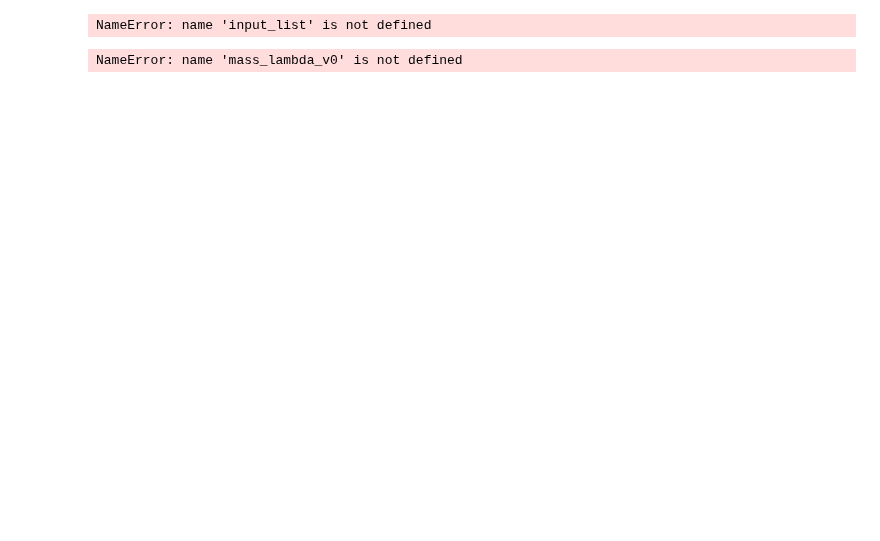
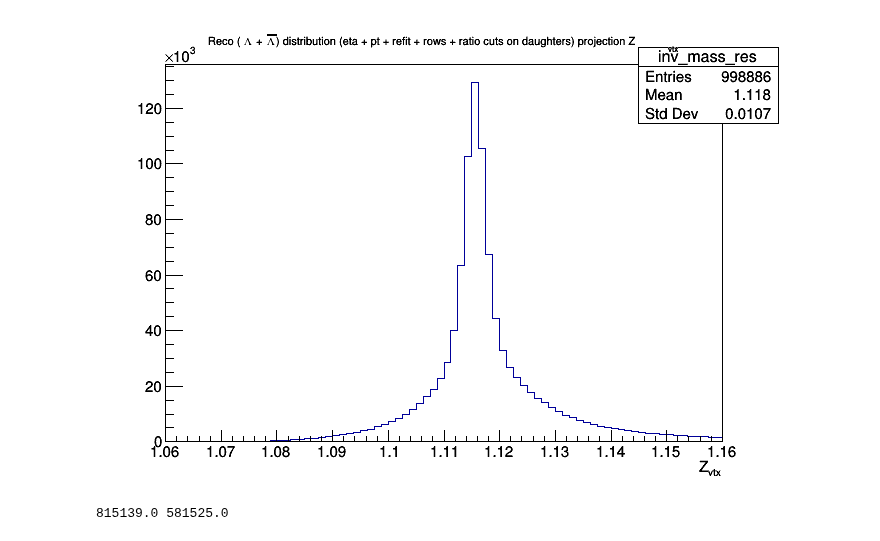
Before and after one commit to rhanniga/lambda-over-hadron, a Jupyter notebook: mc/offline/v0_resonance_comp.ipynb, the cells around one changed output. Saved outputs shown, nothing was run; the diff lists cells and outputs as text; code cells hidden in the pictures; blank space fills up the shorter version.

Commit message:
added notebook for v0-res comp

```diff
--- a/mc/offline/v0_resonance_comp.ipynb
+++ b/mc/offline/v0_resonance_comp.ipynb
@@ -5,4 +5,4 @@ Welcome to JupyROOT 6.24/02
 # %%
-input_file = rt.TFile("../online/v0_resonance_comp.root")
+input_file = rt.TFile("~/v0_corr.root")
 input_list = input_file.Get("h-lambda_eff")
 input_file.Close()
@@ -8,0 +12,5 @@ input_file.Close()
+# %%
+c = rt.TCanvas("main")
+# %%
+v0_dist = input_list.FindObject("fRecoEtaPtRefitRowsRatioV0LambdaDist")
+res_dist = input_list.FindObject("fRecoEtaPtRefitRowsRatioLambdaDist")
@@ -8,0 +20,3 @@ input_file.Close()
+# %%
+inv_mass_v0 = v0_dist.Projection(4).Clone("inv_mass_v0")
+inv_mass_res = res_dist.Projection(4).Clone("inv_mass_res")
@@ -8,0 +28,5 @@ input_file.Close()
+# %%
+inv_mass_res.Draw()
+c.Draw()
+# %% [output]
+[figure, added]
@@ -9,3 +36,9 @@ input_file.Close()
+# %%
+i1 = inv_mass_res.Integral(min_bin, max_bin)
+i2 = inv_mass_v0.Integral(min_bin, max_bin)
+print(i1, i2)
+# %% [output]
+815139.0 581525.0
 # %%
 mass_lambda_v0 = input_list.FindObject("fInvMassLambdaV0")
 mass_antilambda_v0 = input_list.FindObject("fInvMassAntiLambdaV0")
@@ -17,16 +50,11 @@ mass_lambda_real = input_list.FindObject("fInvMassLambdaReal")
 mass_antilambda_real = input_list.FindObject("fInvMassAntiLambdaReal")
 
 mass_lambda_difference = input_list.FindObject("fInvMassLambdaDifference")
-# %% [output]
-NameError: name 'input_list' is not defined
 # %%
-mass_lambda_v0.SetTitle("#Lambda^{0} (blue) + #bar{#Lambda^{0}} (purple) mass using offline V0 finder;#Lambda^{0} mass [GeV/c^{2}];Entries")
+mass_lambda_v0.SetTitle("#Lambda^{0} (blue) + #bar{#Lambda^{0}} (red) mass using offline V0 finder;#Lambda^{0} mass [GeV/c^{2}];Entries")
 
-mass_lambda_resonance.SetTitle("#Lambda^{0} (blue) + #bar{#Lambda^{0}} (purple) mass using resonance technique;#Lambda^{0} mass [GeV/c^{2}];Entries")
+mass_lambda_resonance.SetTitle("#Lambda^{0} (blue) + #bar{#Lambda^{0}} (red) mass using resonance technique;#Lambda^{0} mass [GeV/c^{2}];Entries")
 
-mass_lambda_real.SetTitle("#Lambda^{0} mass (real)} mass [GeV/c^{2}];Entries")
-mass_antilambda_real.SetTitle("#bar{#Lambda^{0}} mass (real);#bar{#Lambda^{0}} mass [GeV/c^{2}];Entries")
+mass_lambda_real.SetTitle("#Lambda^{0} (blue) + #bar{#Lambda^{0}} (red)  mass (real) mass [GeV/c^{2}];Entries")
 
 mass_lambda_difference.SetTitle("#Lambda^{0} mass difference (V0 - resonance);#Lambda^{0} mass [GeV/c^{2}];Entries")
-# %% [output]
-NameError: name 'mass_lambda_v0' is not defined
```
Also changed, not shown: parts of 12 cells of this notebook, 1 other file.
